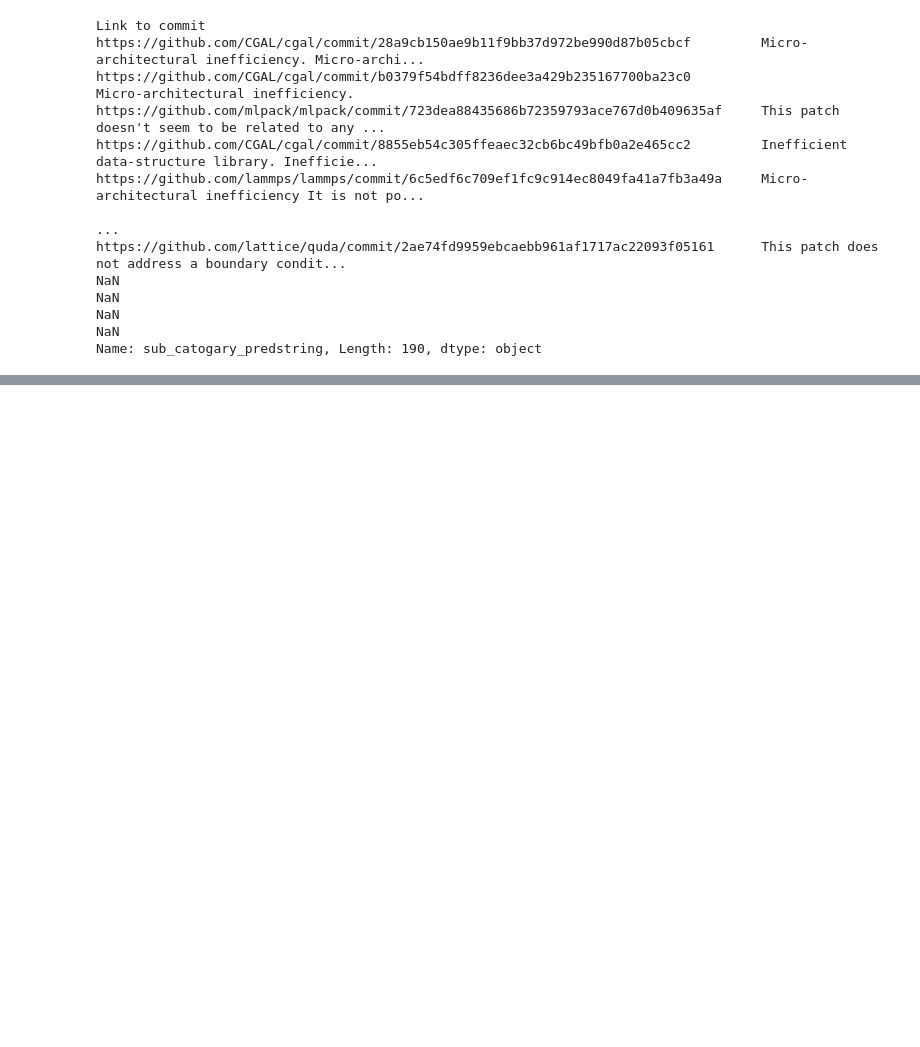
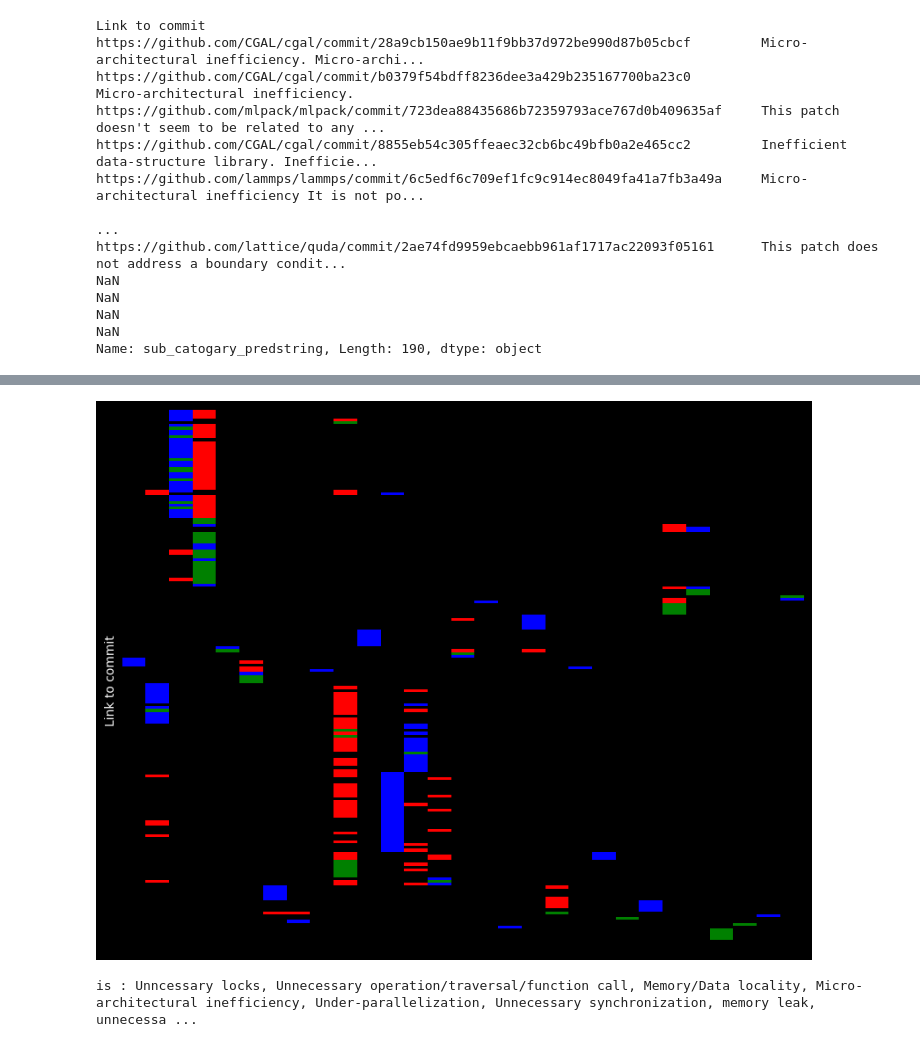
Before and after one commit to Cem-Kaya/Promt_Engineering_for_Performance_Engineering_with_AI, a Jupyter notebook: final.ipynb, the cells around one changed output, grey strips where cells are left out. Cells and saved outputs as stored; diff of their text form; code cells hidden in the pictures; blank space fills up the shorter version.

```diff
--- a/final.ipynb
+++ b/final.ipynb
@@ -463,0 +505,7 @@ dict_keys(['I/O inefficiency', 'Inefficiency due to new compiler version', 'Inef
+# %%
+Sub_cats=[]
+for i in nested_dict_rq1.keys():
+    Sub_cats.extend(nested_dict_rq1[i])
+Sub_cats
+Sub_cats = list(set(Sub_cats))
+len(Sub_cats)
@@ -463,0 +514,4 @@ dict_keys(['I/O inefficiency', 'Inefficiency due to new compiler version', 'Inef
+# %%
+RQ1_sub_CAT_one_hot_df = pd.get_dummies(rq1_look_up['Sub-Category'])
+len(RQ1_sub_CAT_one_hot_df.columns)
+RQ1_sub_CAT_one_hot_df.head(5)
@@ -463,0 +527,7 @@ dict_keys(['I/O inefficiency', 'Inefficiency due to new compiler version', 'Inef
+# %%
+pred_sub_cat_df = pd.DataFrame(index=rq1_look_copy.index)
+
+for sub_cat in Sub_cats:
+    pred_sub_cat_df[sub_cat] = rq1_look_copy['sub_catogary_predstring'].apply(lambda x: int(sub_cat in x))
+
+pred_sub_cat_df.head()
@@ -463,0 +543,47 @@ dict_keys(['I/O inefficiency', 'Inefficiency due to new compiler version', 'Inef
+# %%
+from matplotlib.colors import ListedColormap
+
+# Get the common indexes
+common_index = RQ1_sub_CAT_one_hot_df.index.intersection(pred_sub_cat_df.index)
+
+# Subset the DataFrames using the common index
+RQ1_sub_CAT_one_hot_df_common = RQ1_sub_CAT_one_hot_df.loc[common_index]
+pred_sub_cat_df_common = pred_sub_cat_df.loc[common_index]
+
+# Make sure both DataFrames are aligned and have the same columns
+RQ1_sub_CAT_one_hot_df_common = RQ1_sub_CAT_one_hot_df_common[pred_sub_cat_df_common.columns]
+
+# Define the rules for the new DataFrame
+conditions = [
+    (RQ1_sub_CAT_one_hot_df_common == 1) & (pred_sub_cat_df_common == 1),  # Both are 1
+    (RQ1_sub_CAT_one_hot_df_common == 0) & (pred_sub_cat_df_common == 1),  # Pred is 1, RQ1_sub_CAT_one_hot_df is 0
+    (RQ1_sub_CAT_one_hot_df_common == 1) & (pred_sub_cat_df_common == 0),  # Pred is 0, RQ1_sub_CAT_one_hot_df is 1
+    (RQ1_sub_CAT_one_hot_df_common == 0) & (pred_sub_cat_df_common == 0)  # Both are 0
+]
+
+# Define the corresponding values (you can use any unique values)
+values = [3, 2, 1, 0]
+
+# Create the new DataFrame using np.select to map conditions to values
+df_new = pd.DataFrame(np.select(conditions, values, default=np.nan),
+                      index=RQ1_sub_CAT_one_hot_df_common.index, columns=RQ1_sub_CAT_one_hot_df_common.columns)
+
+# Define the color map
+cmap = ListedColormap(['black', 'blue', 'red', 'green'])
+
+# Plot the heatmap
+plt.figure(figsize=(10, 8))
+sns.heatmap(df_new, cmap=cmap, cbar=False)
+
+# Remove y-axis labels
+plt.xticks([])
+plt.yticks([])
+plt.show()
+
+tmp_str = ""
+for i in df_new.columns:
+    tmp_str += i + ", "
+print("is :" ,tmp_str)
+# %% [output]
+[figure, added]
+is : Unncessary locks, Unnecessary operation/traversal/function call, Memory/Data locality, Micro-architectural inefficiency, Under-parallelization, Unnecessary synchronization, memory leak, unnecessa ...
```
Also changed, not shown: parts of 11 cells of this notebook.
